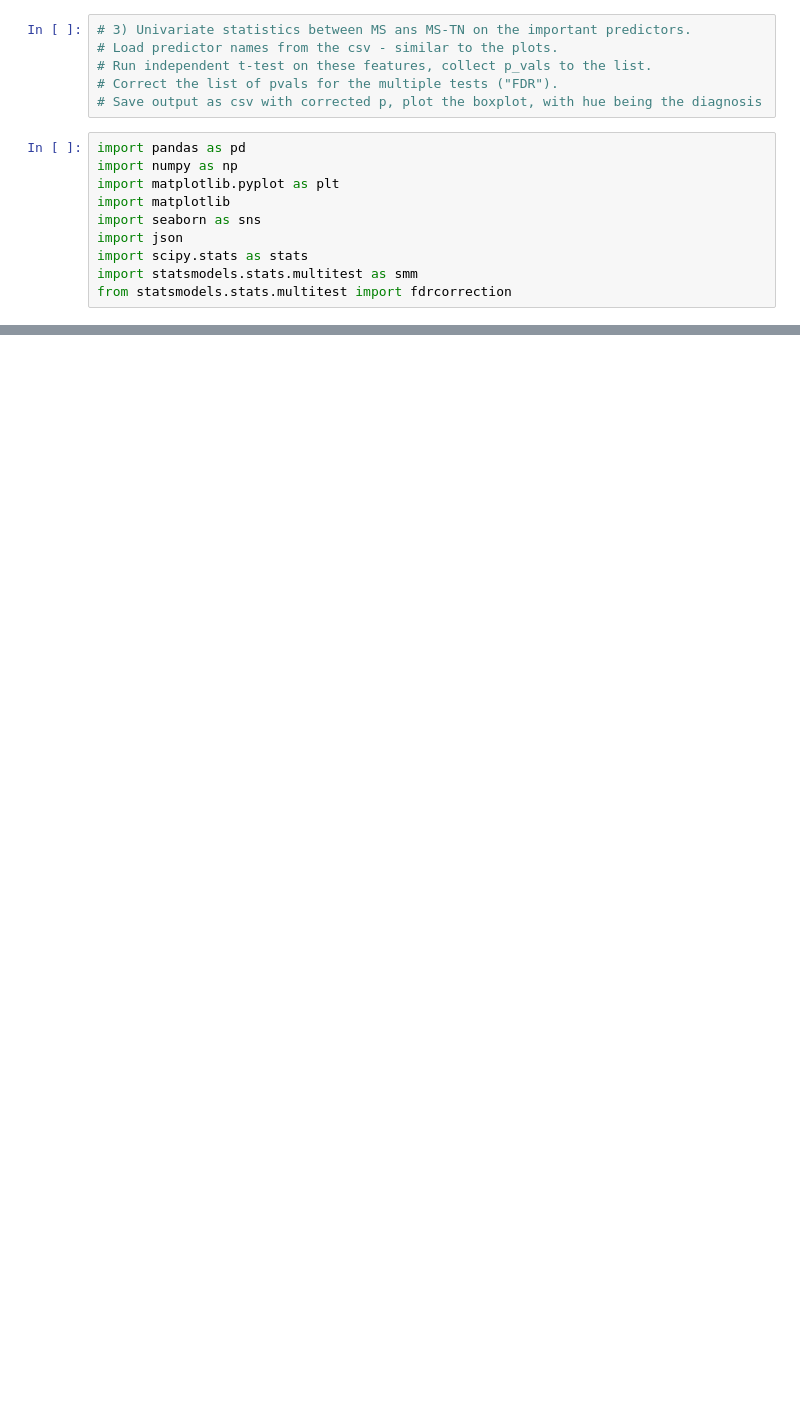
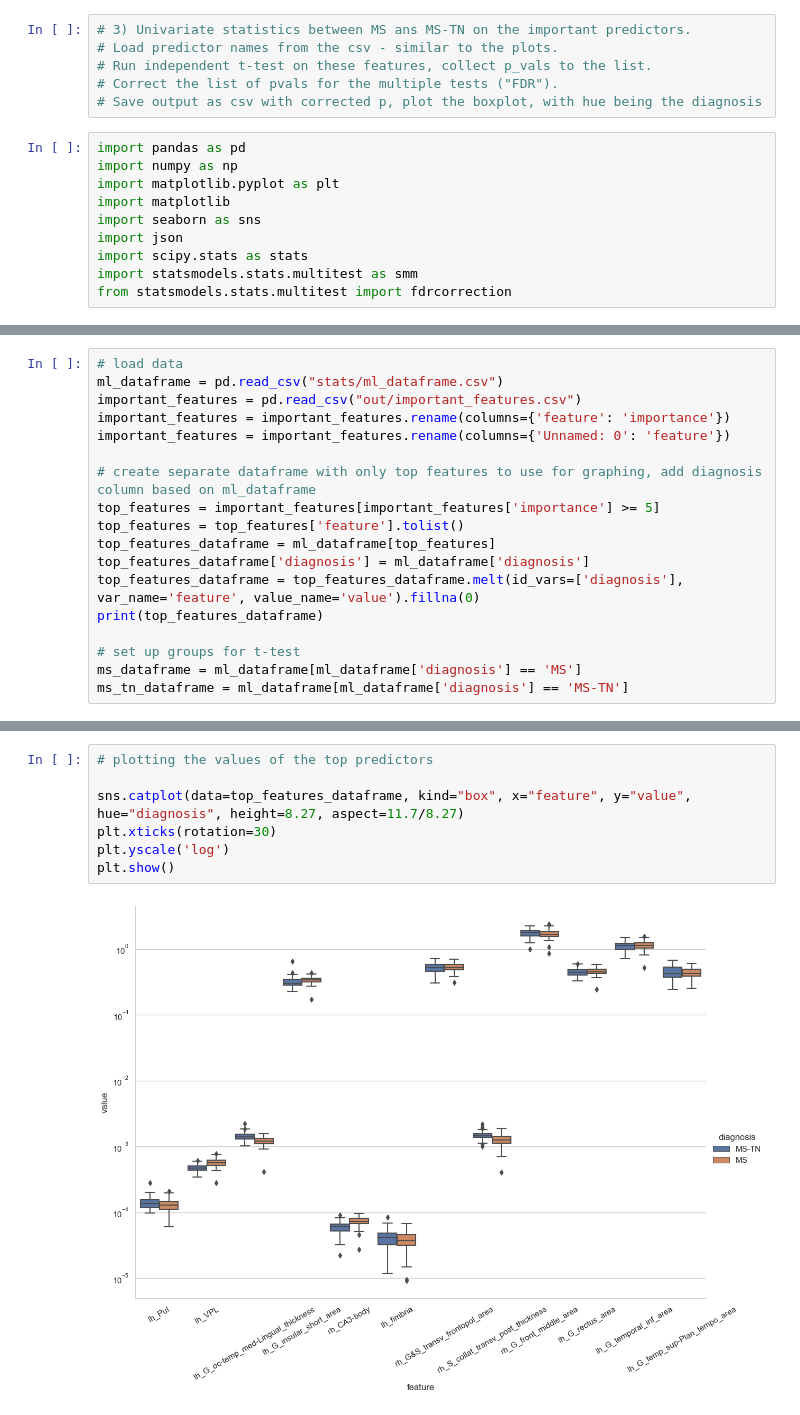
Before and after one commit to latypovt/MSTN_GM, a Jupyter notebook: univariate_statistics.ipynb, the cells around one changed output, grey strips where cells are left out. Drawn from its saved outputs; the diff is of its cells as text; blank space fills up the shorter version.

```diff
--- a/univariate_statistics.ipynb
+++ b/univariate_statistics.ipynb
@@ -23,0 +17,18 @@ ms_tn_dataframe = ml_dataframe[ml_dataframe['diagnosis'] == 'MS-TN']
+# %%
+# load data
+ml_dataframe = pd.read_csv("stats/ml_dataframe.csv")
+important_features = pd.read_csv("out/important_features.csv")
+important_features = important_features.rename(columns={'feature': 'importance'})
+important_features = important_features.rename(columns={'Unnamed: 0': 'feature'})
+
+# create separate dataframe with only top features to use for graphing, add diagnosis column based on ml_dataframe
+top_features = important_features[important_features['importance'] >= 5]
+top_features = top_features['feature'].tolist()
+top_features_dataframe = ml_dataframe[top_features]
+top_features_dataframe['diagnosis'] = ml_dataframe['diagnosis']
+top_features_dataframe = top_features_dataframe.melt(id_vars=['diagnosis'], var_name='feature', value_name='value').fillna(0)
+print(top_features_dataframe)
+
+# set up groups for t-test
+ms_dataframe = ml_dataframe[ml_dataframe['diagnosis'] == 'MS']
+ms_tn_dataframe = ml_dataframe[ml_dataframe['diagnosis'] == 'MS-TN']
@@ -72,0 +108,9 @@ TypeError: 'NoneType' object is not iterable
+# %%
+# plotting the values of the top predictors
+
+sns.catplot(data=top_features_dataframe, kind="box", x="feature", y="value", hue="diagnosis", height=8.27, aspect=11.7/8.27)
+plt.xticks(rotation=30)
+plt.yscale('log')
+plt.show()
+# %% [output]
+[figure, added]
```
Also changed, not shown: parts of 5 cells of this notebook, 6 other files.
